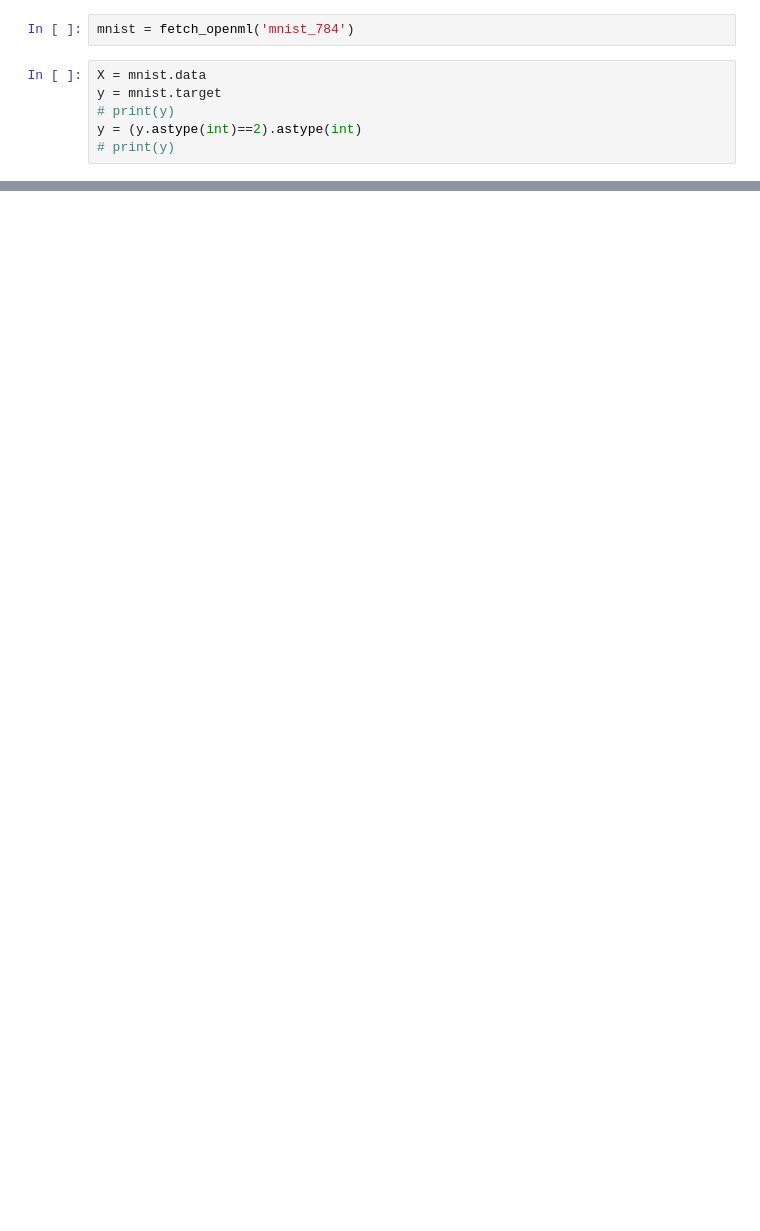
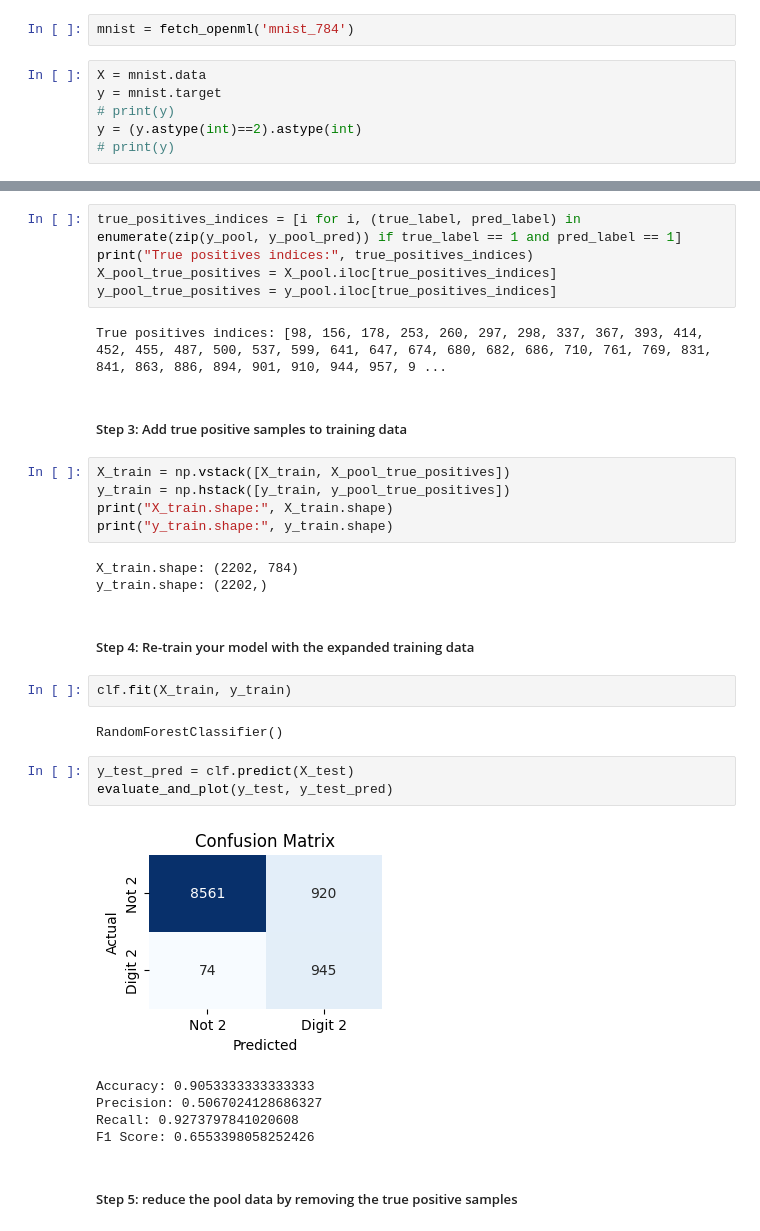
Before and after one commit to rishabh-mondal/label_cost, a Jupyter notebook: label_cost_mnist.ipynb, the cells around one changed output, grey strips where cells are left out. Saved outputs shown, nothing was run; the diff lists cells and outputs as text; blank space fills up the shorter version.

```diff
--- a/label_cost_mnist.ipynb
+++ b/label_cost_mnist.ipynb
@@ -14,0 +85,34 @@ X_train, X_test, y_train, y_test = train_test_split(X, y, test_size=0.2, random_
+# %%
+true_positives_indices = [i for i, (true_label, pred_label) in enumerate(zip(y_pool, y_pool_pred)) if true_label == 1 and pred_label == 1]
+print("True positives indices:", true_positives_indices)
+X_pool_true_positives = X_pool.iloc[true_positives_indices]
+y_pool_true_positives = y_pool.iloc[true_positives_indices]
+# %% [output]
+True positives indices: [98, 156, 178, 253, 260, 297, 298, 337, 367, 393, 414, 452, 455, 487, 500, 537, 599, 641, 647, 674, 680, 682, 686, 710, 761, 769, 831, 841, 863, 886, 894, 901, 910, 944, 957, 9 ...
+# %% [markdown]
+##### Step 3: Add true positive samples to training data
+# %%
+X_train = np.vstack([X_train, X_pool_true_positives])
+y_train = np.hstack([y_train, y_pool_true_positives])
+print("X_train.shape:", X_train.shape)
+print("y_train.shape:", y_train.shape)
+# %% [output]
+X_train.shape: (2202, 784)
+y_train.shape: (2202,)
+# %% [markdown]
+##### Step 4: Re-train your model with the expanded training data
+# %%
+clf.fit(X_train, y_train)
+# %% [output]
+RandomForestClassifier()
+# %%
+y_test_pred = clf.predict(X_test)
+evaluate_and_plot(y_test, y_test_pred)
+# %% [output]
+[figure, added]
+Accuracy: 0.9053333333333333
+Precision: 0.5067024128686327
+Recall: 0.9273797841020608
+F1 Score: 0.6553398058252426
+# %% [markdown]
+##### Step 5: reduce the pool data by removing the true positive samples
```
Also changed, not shown: parts of 24 cells of this notebook.
